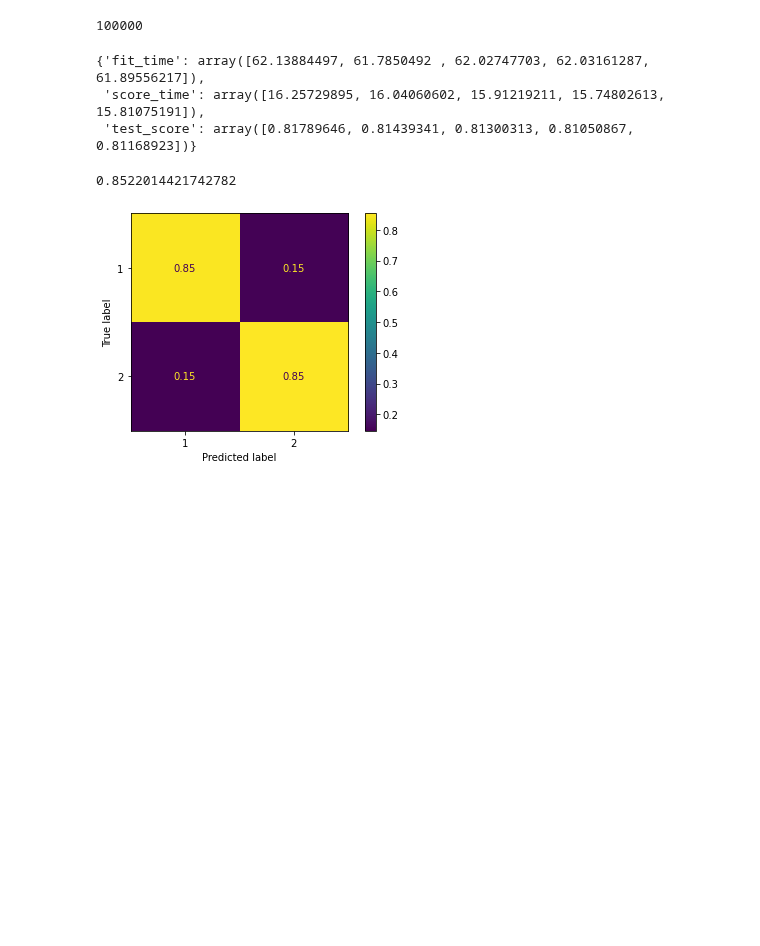
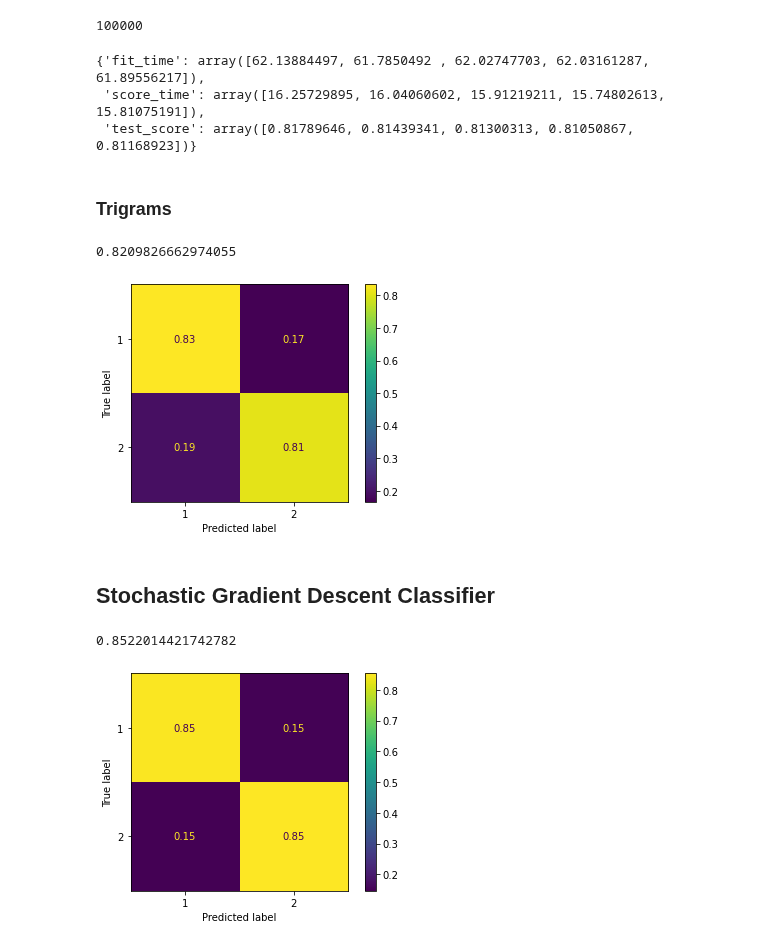
Before and after one commit to ThomasHChapman/classifying_user_reviews, a Jupyter notebook: working_notebooks/modeling_nb.ipynb, the cells around one changed output. Cells and saved outputs as stored; diff of their text form; code cells hidden in the pictures; blank space fills up the shorter version.

```diff
--- a/working_notebooks/modeling_nb.ipynb
+++ b/working_notebooks/modeling_nb.ipynb
@@ -21,7 +16,7 @@ from tensorflow.keras.preprocessing.text import Tokenizer
 # %% [markdown]
 # Modeling
 # %%
-max_features = 100000
+max_features = None
 # %%
 # Read in the data
 df = pd.read_csv('../data/train_cleaned.csv', usecols=['sentiment', 'text_cleaned', 'toks', 'trigrams'])
@@ -76,6 +71,7 @@ dtype: int64
 df.dropna(inplace=True)
 # %%
 X = df['text_cleaned']
+X_grams = df['trigrams']
 y = df['sentiment']
 # %%
 # Instantiate Dummy Classifier pipeline
@@ -122,6 +118,24 @@ cross_validate(mnb_pipe, X, y)
 {'fit_time': array([62.13884497, 61.7850492 , 62.02747703, 62.03161287, 61.89556217]),
  'score_time': array([16.25729895, 16.04060602, 15.91219211, 15.74802613, 15.81075191]),
  'test_score': array([0.81789646, 0.81439341, 0.81300313, 0.81050867, 0.81168923])}
+# %% [markdown]
+### Trigrams
+# %%
+# Instantiate the Multinomial Naieve Bayes Pipeline
+mnb_pipe = ImPipeline(steps=[
+                            ('vect', TfidfVectorizer(max_features=max_features)),
+                            ('mnb', MultinomialNB())
+                            ]
+)
+
+# Fit MNB pipe on the training data, get predictions and plot confusion matrix
+mnb_pipe.fit(X_grams, y)
+mnb_yhat = mnb_pipe.predict(X_grams)
+plot_confusion_matrix(mnb_pipe, X_grams, y, normalize='true');
+print(accuracy_score(y, mnb_yhat))
+# %% [output]
+0.8209826662974055
+[figure, added]
 # %%
 # Instantiate the Random Forest Pipeline
 rf_pipe = ImPipeline(steps=[
@@ -141,4 +157,6 @@ print(accuracy_score(y, rf_yhat))
 # %%
 with open ('rf_pkl', 'wb') as files:
     pickle.dump(rf_pipe, files)
+# %% [markdown]
+## Stochastic Gradient Descent Classifier
 # %%
```
Also changed, not shown: parts of 12 cells of this notebook.
